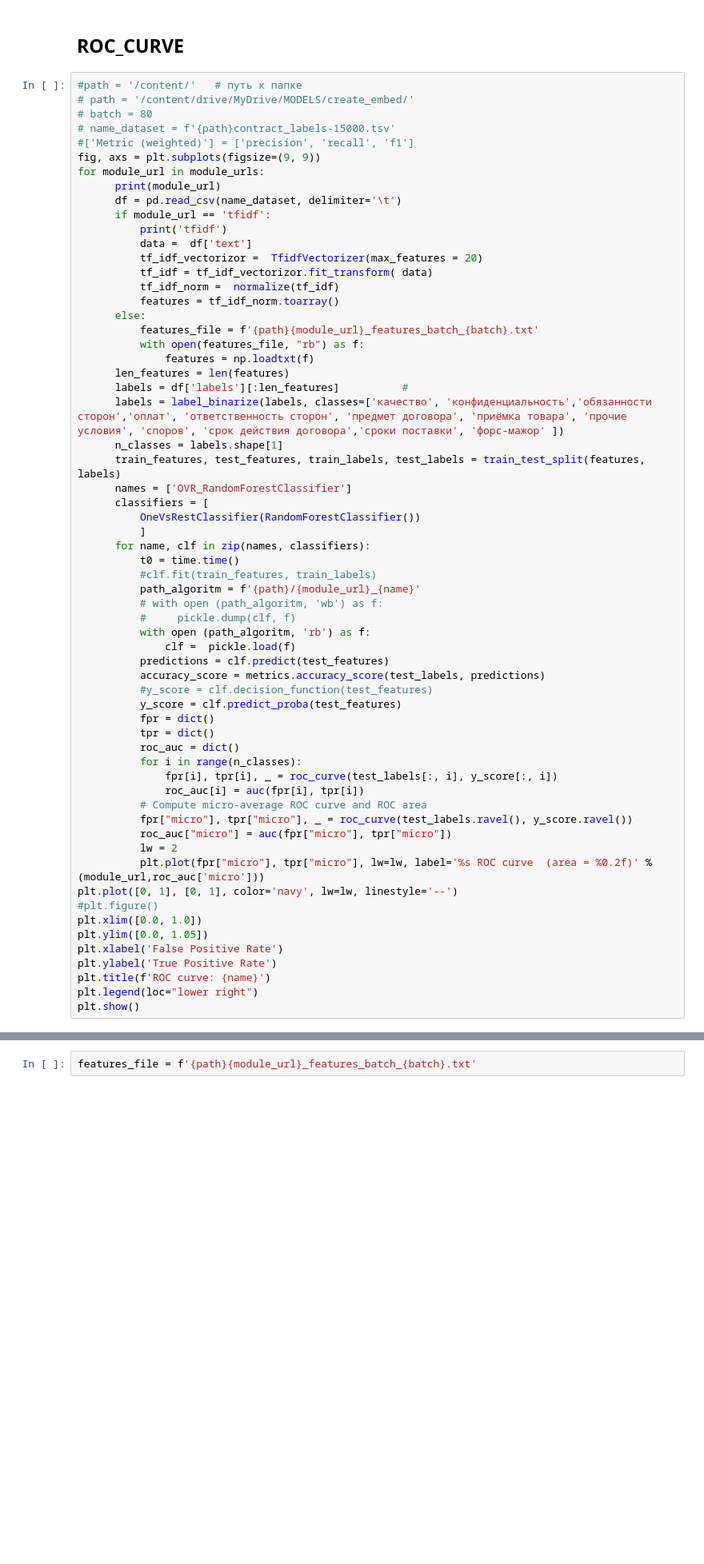
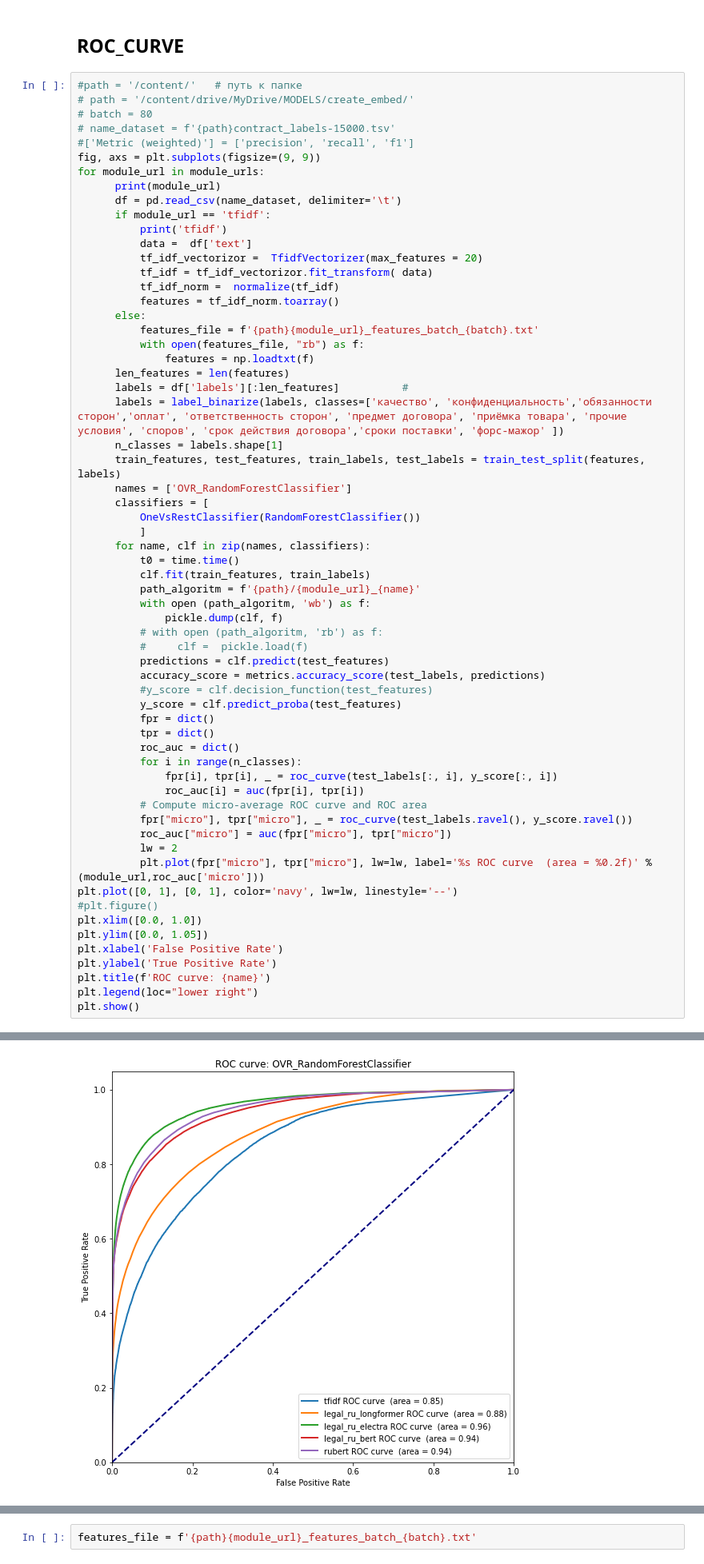
Before and after one commit to devlab11/legal_ru_models, a Jupyter notebook: LegalRuModels.ipynb, the cells around one changed output, grey strips where cells are left out. Shown at 80% size. Drawn from its saved outputs; the diff is of its cells as text; blank space fills up the shorter version.

```diff
--- a/LegalRuModels.ipynb
+++ b/LegalRuModels.ipynb
@@ -512,12 +585,12 @@ for module_url in module_urls:
           ]
       for name, clf in zip(names, classifiers):
           t0 = time.time()
-          #clf.fit(train_features, train_labels)
+          clf.fit(train_features, train_labels)
           path_algoritm = f'{path}/{module_url}_{name}'
-          # with open (path_algoritm, 'wb') as f:
-          #     pickle.dump(clf, f)
-          with open (path_algoritm, 'rb') as f:
-              clf =  pickle.load(f)
+          with open (path_algoritm, 'wb') as f:
+              pickle.dump(clf, f)
+          # with open (path_algoritm, 'rb') as f:
+          #     clf =  pickle.load(f)
           predictions = clf.predict(test_features)
           accuracy_score = metrics.accuracy_score(test_labels, predictions)
           #y_score = clf.decision_function(test_features)
@@ -542,3 +615,4 @@ plt.ylabel('True Positive Rate')
 plt.title(f'ROC curve: {name}')
 plt.legend(loc="lower right")
 plt.show()
+# %% [output]
@@ -545,3 +625,4 @@ plt.show()
+[figure, added]
 # %% [markdown]
 #  Clusterization
 # %%
```
Also changed, not shown: parts of 34 cells of this notebook.
